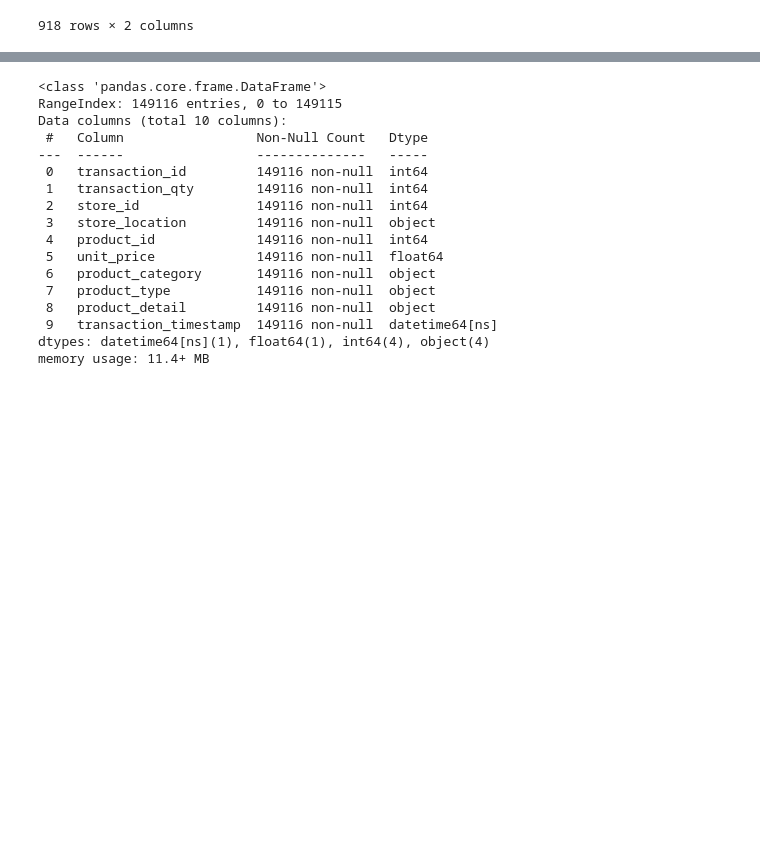
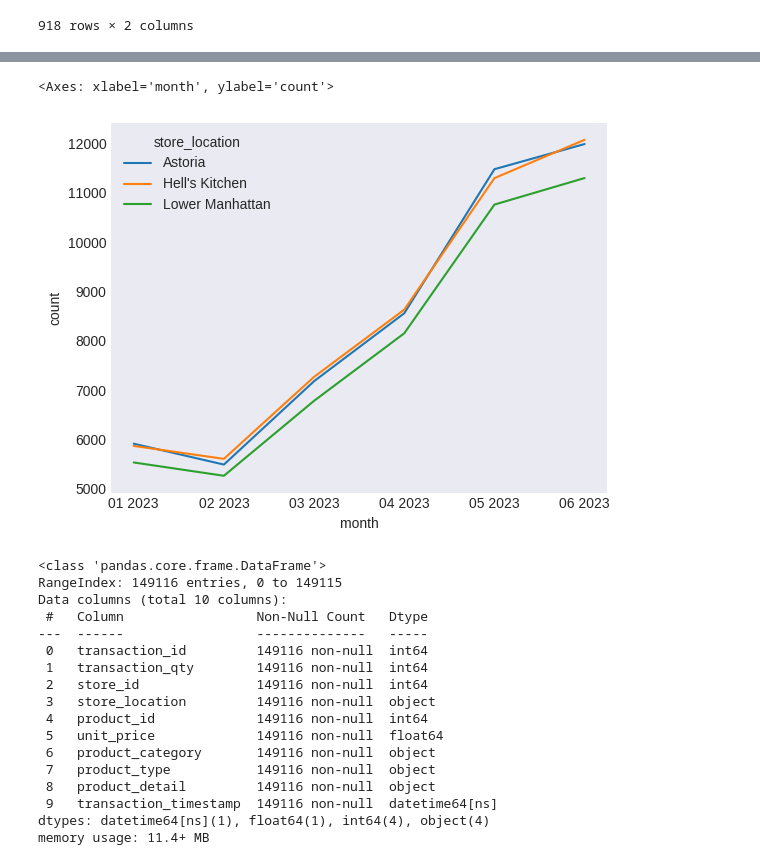
Before and after one commit to eddieisoffline/Portfolio-Data-Science, a Jupyter notebook: cafe/notebook/notebook.ipynb, the cells around one changed output, grey strips where cells are left out. Saved outputs shown, nothing was run; the diff lists cells and outputs as text; code cells hidden in the pictures; blank space fills up the shorter version.

```diff
--- a/cafe/notebook/notebook.ipynb
+++ b/cafe/notebook/notebook.ipynb
@@ -841,3 +841,21 @@ plt.show()
+# %%
+
+columnas = ['transaction_timestamp', 'product_category', 'store_location']
+x = (
+    coffee_sales[columnas]
+    .assign(month=coffee_sales['transaction_timestamp'].dt.strftime('%m %Y'))  # Usamos .dt para acceder a las propiedades de fecha
+    .groupby(['store_location', 'month'])
+    .size()
+    .reset_index(name='count')
+)
+# %%
+sns.lineplot(
+    x = x["month"],
+    y = x["count"],
+    hue=  x["store_location"])
+# %% [output]
+<Axes: xlabel='month', ylabel='count'>
+[figure, added]
 # %%
 coffee_sales.info()
 # %% [output]
```
Also changed, not shown: parts of 2 cells of this notebook.
